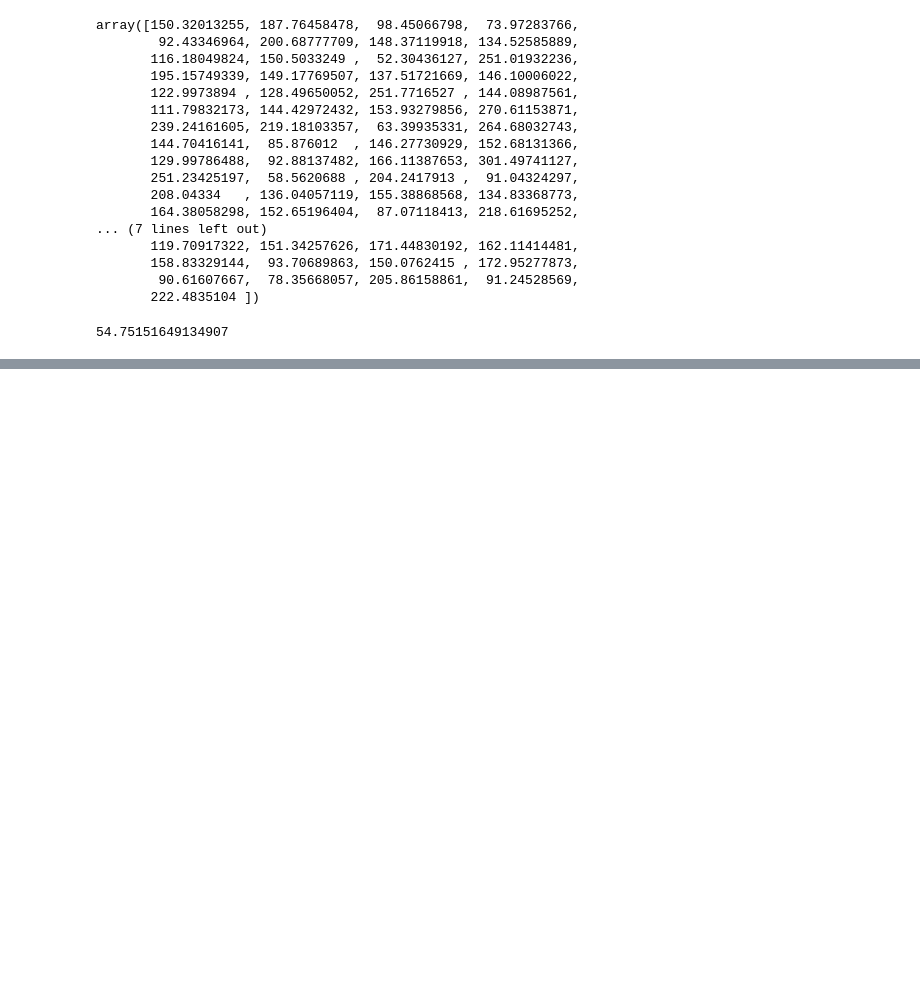
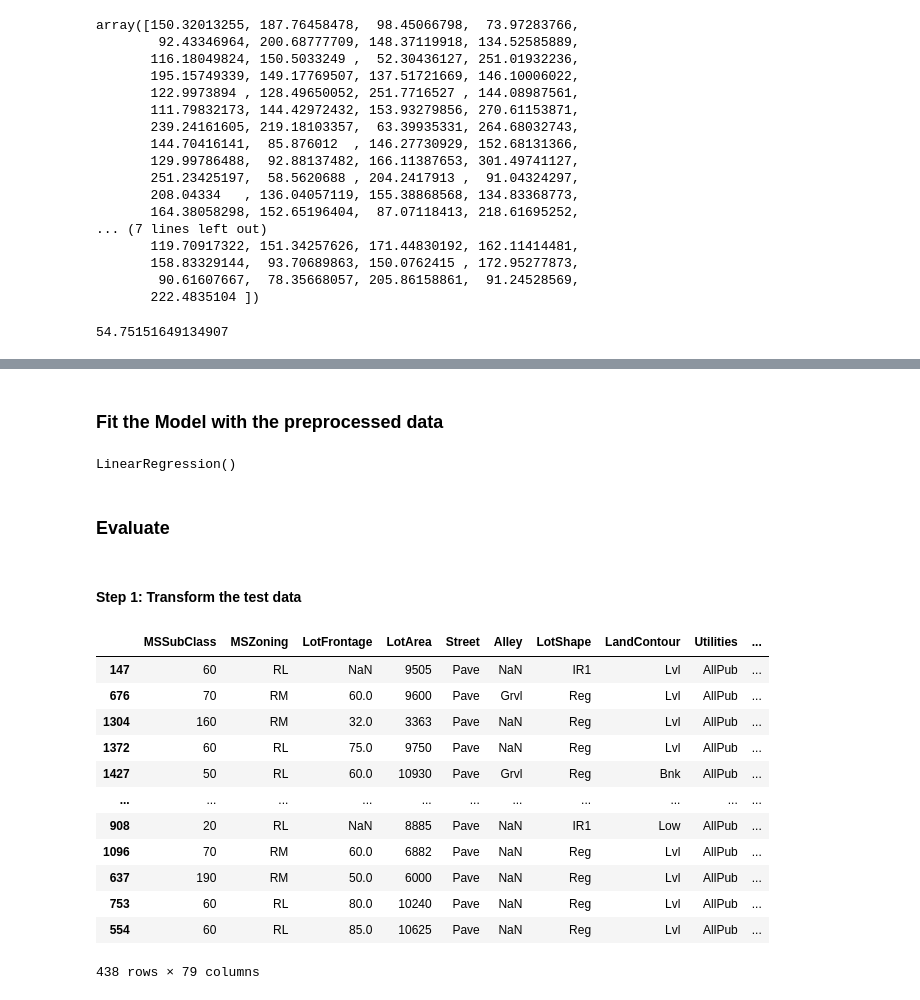
Before and after one commit to emily-bradley/ml-teaching-material, a Jupyter notebook: learning_paths/1_foundations_of_ml/Data Wrangling.ipynb, the cells around one changed output, grey strips where cells are left out. Cells and saved outputs as stored; diff of their text form; code cells hidden in the pictures; blank space fills up the shorter version.

```diff
--- a/learning_paths/1_foundations_of_ml/Data Wrangling.ipynb
+++ b/learning_paths/1_foundations_of_ml/Data Wrangling.ipynb
@@ -619,0 +736,12 @@ rmse
+# %% [markdown]
+### Fit the Model with the preprocessed data
+# %%
+reg = LinearRegression()
+
+reg.fit(preprocessed_data, y_train)
+# %% [output]
+LinearRegression()
+# %% [markdown]
+### Evaluate
+# %% [markdown]
+#### Step 1: Transform the test data
@@ -619,0 +750,16 @@ rmse
+# %%
+X_test
+# %% [output]
+|  | MSSubClass | MSZoning | LotFrontage | LotArea | Street | Alley | LotShape | LandContour | Utilities | ... |
+| 147 | 60 | RL | NaN | 9505 | Pave | NaN | IR1 | Lvl | AllPub | ... |
+| 676 | 70 | RM | 60.0 | 9600 | Pave | Grvl | Reg | Lvl | AllPub | ... |
+| 1304 | 160 | RM | 32.0 | 3363 | Pave | NaN | Reg | Lvl | AllPub | ... |
+| 1372 | 60 | RL | 75.0 | 9750 | Pave | NaN | Reg | Lvl | AllPub | ... |
+| 1427 | 50 | RL | 60.0 | 10930 | Pave | Grvl | Reg | Bnk | AllPub | ... |
+| ... | ... | ... | ... | ... | ... | ... | ... | ... | ... | ... |
+| 908 | 20 | RL | NaN | 8885 | Pave | NaN | IR1 | Low | AllPub | ... |
+| 1096 | 70 | RM | 60.0 | 6882 | Pave | NaN | Reg | Lvl | AllPub | ... |
+| 637 | 190 | RM | 50.0 | 6000 | Pave | NaN | Reg | Lvl | AllPub | ... |
+| 753 | 60 | RL | 80.0 | 10240 | Pave | NaN | Reg | Lvl | AllPub | ... |
+| 554 | 60 | RL | 85.0 | 10625 | Pave | NaN | Reg | Lvl | AllPub | ... |
+438 rows × 79 columns
```
Also changed, not shown: parts of 23 cells of this notebook, 6 other files.
